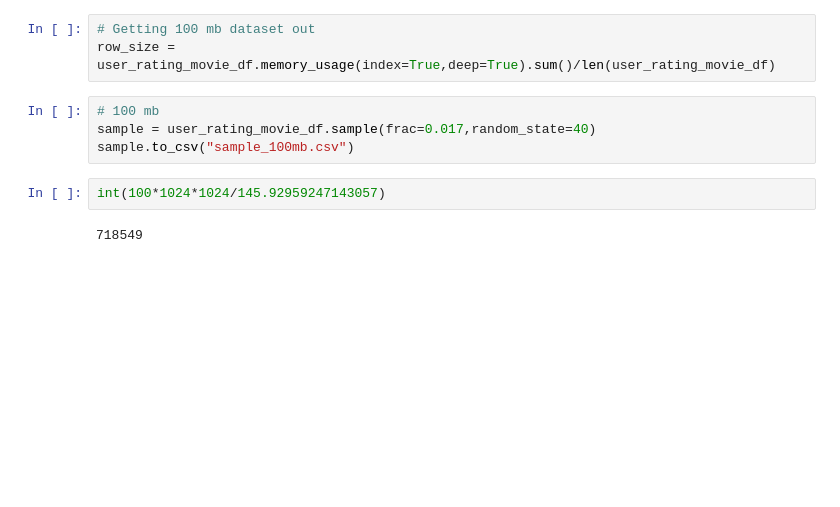
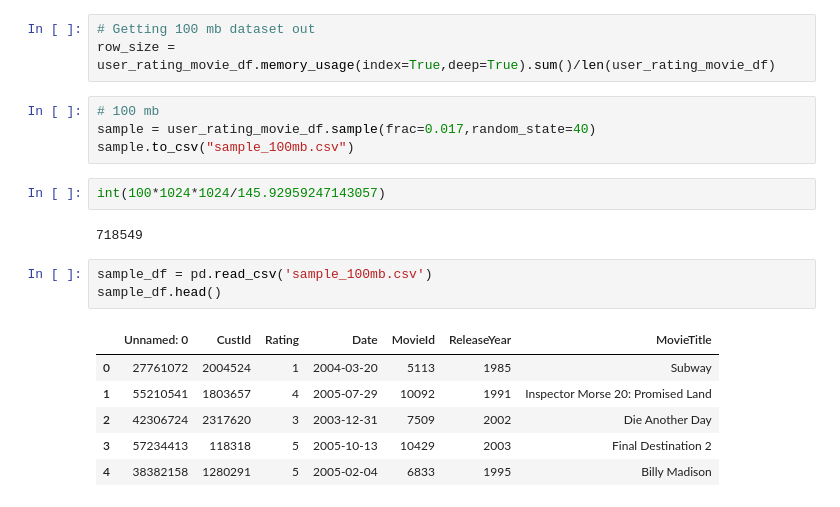
Before and after one commit to adityash97/DataScience, a Jupyter notebook: projects/netflix_data_analysis/pre_process.ipynb, the cells around one changed output. Cells and saved outputs as stored; diff of their text form; blank space fills up the shorter version.

```diff
--- a/projects/netflix_data_analysis/pre_process.ipynb
+++ b/projects/netflix_data_analysis/pre_process.ipynb
@@ -449,3 +449,13 @@ sample.to_csv("sample_100mb.csv")
 int(100*1024*1024/145.92959247143057)
 # %% [output]
 718549
+# %%
+sample_df = pd.read_csv('sample_100mb.csv')
+sample_df.head()
+# %% [output]
+|  | Unnamed: 0 | CustId | Rating | Date | MovieId | ReleaseYear | MovieTitle |
+| 0 | 27761072 | 2004524 | 1 | 2004-03-20 | 5113 | 1985 | Subway |
+| 1 | 55210541 | 1803657 | 4 | 2005-07-29 | 10092 | 1991 | Inspector Morse 20: Promised Land |
+| 2 | 42306724 | 2317620 | 3 | 2003-12-31 | 7509 | 2002 | Die Another Day |
+| 3 | 57234413 | 118318 | 5 | 2005-10-13 | 10429 | 2003 | Final Destination 2 |
+| 4 | 38382158 | 1280291 | 5 | 2005-02-04 | 6833 | 1995 | Billy Madison |
```
